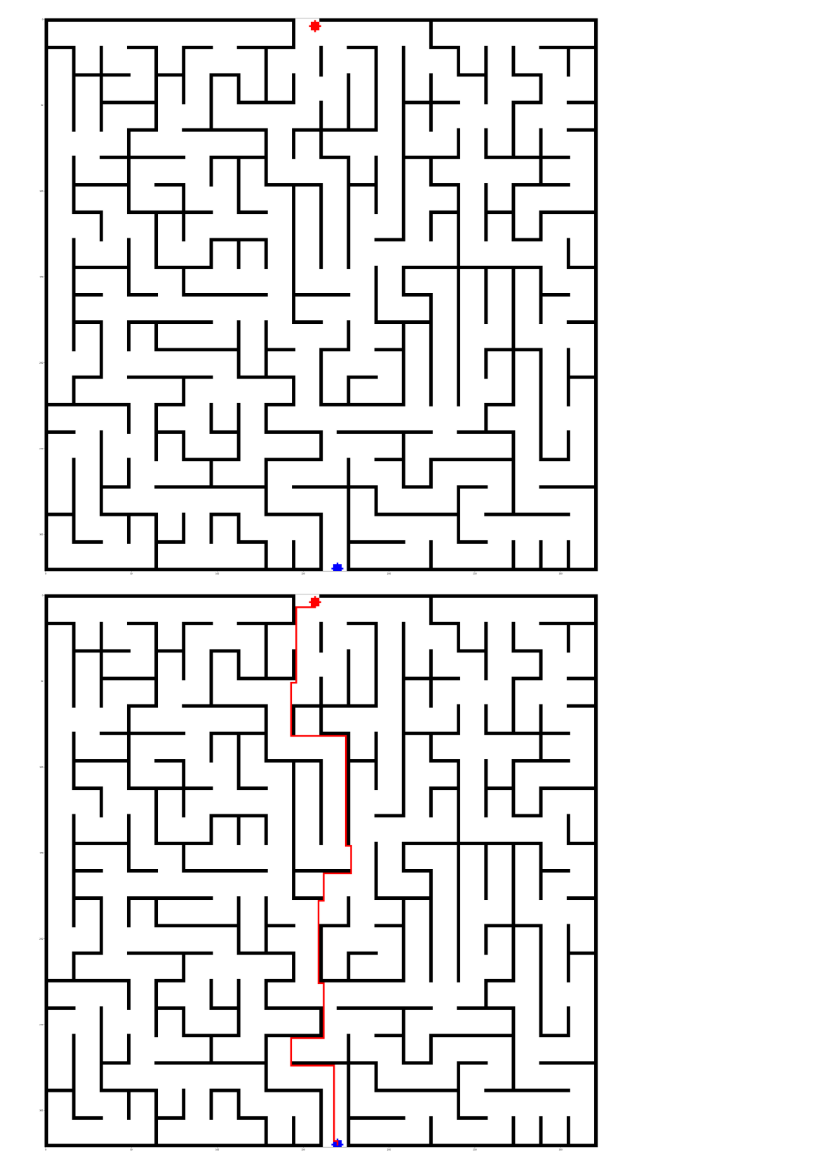
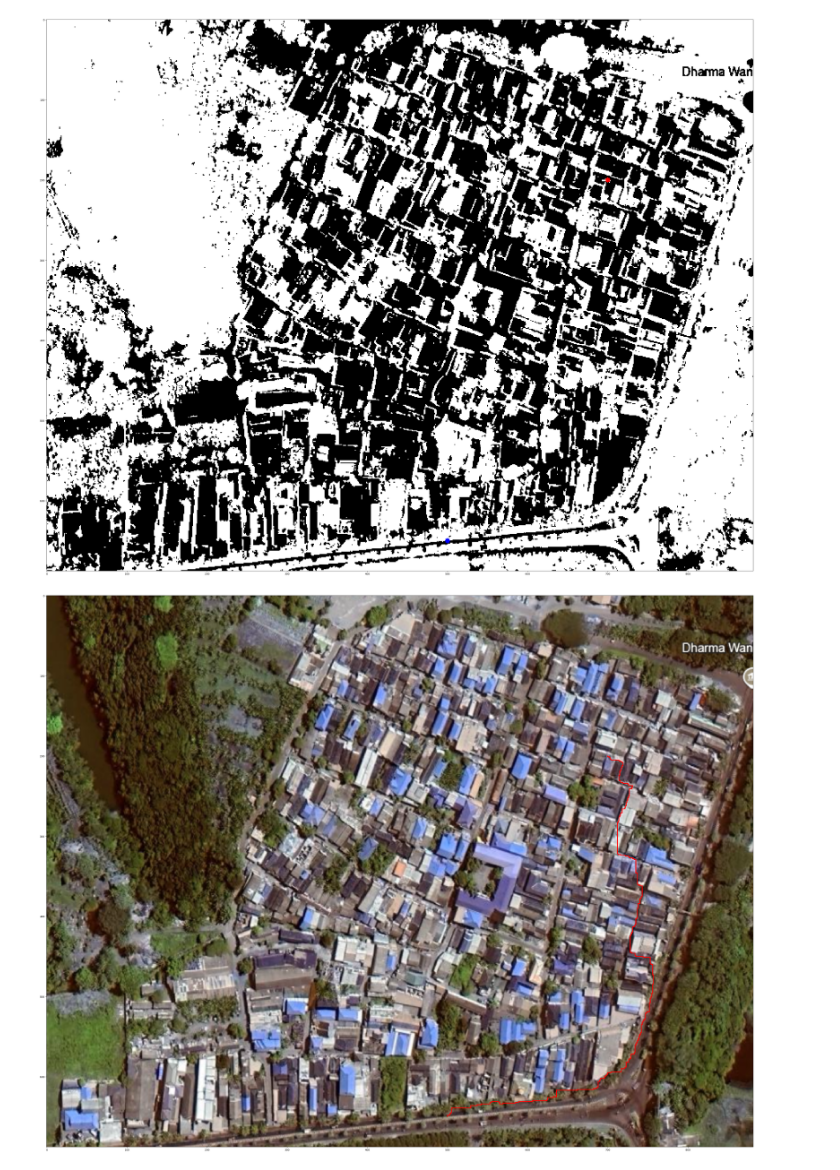
Before and after one commit to PetrusKopiko/Project-DAA, a Jupyter notebook: research.ipynb, the cells around one changed output. Drawn from its saved outputs; the diff is of its cells as text; code cells hidden in the pictures.

```diff
--- a/research.ipynb
+++ b/research.ipynb
@@ -122,23 +122,24 @@ def find_shortest_path(img,src,dst):
     path.append((source_x,source_y))
     return path
 # %%
-img = cv2.imread('maze.png')
+img = cv2.imread('inverted.png')
 #Let's visualize the image by drawing circles at entry and exit point
-cv2.circle(img, (157,4), 3, (255,0,0), -1)
-cv2.circle(img, (170,320), 3, (0,0,255), -1)
+cv2.circle(img, (700,200), 3, (255,0,0), -1)
+cv2.circle(img, (500,650), 3, (0,0,255), -1)
 plt.figure(figsize=(50,50))
 plt.imshow(img)
 plt.show()
 # %% [output]
-[figure, old version]
+[figure, new version]
 # %%
-img = cv2.imread('maze.png')
-cv2.circle(img, (157,4), 3, (255,0,0), -1)
-cv2.circle(img, (170,320), 3, (0,0,255), -1)
-p = find_shortest_path(img, (170,320), (157,4))
+img = cv2.imread('inverted.png')
+cv2.circle(img, (700,200), 3, (255,0,0), -1)
+cv2.circle(img, (500,650), 3, (0,0,255), -1)
+p = find_shortest_path(img, (500,650), (700,200))
+img = cv2.imread('ss.png')
 drawPath(img,p)
 plt.figure(figsize=(50,50))
 plt.imshow(img)
 plt.show()
 # %% [output]
-[figure, old version]
+[figure, new version]
```
